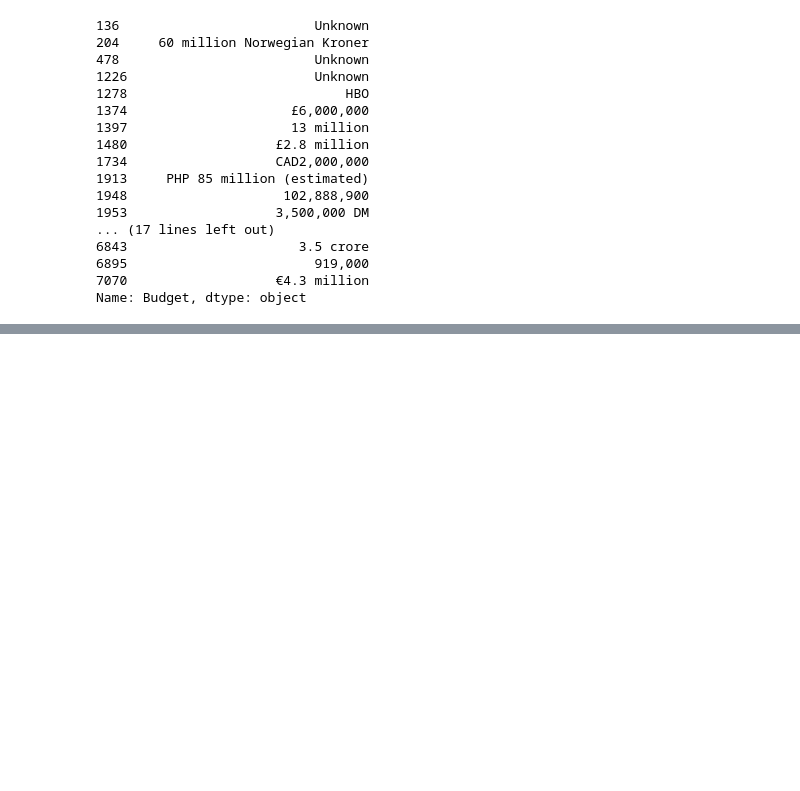
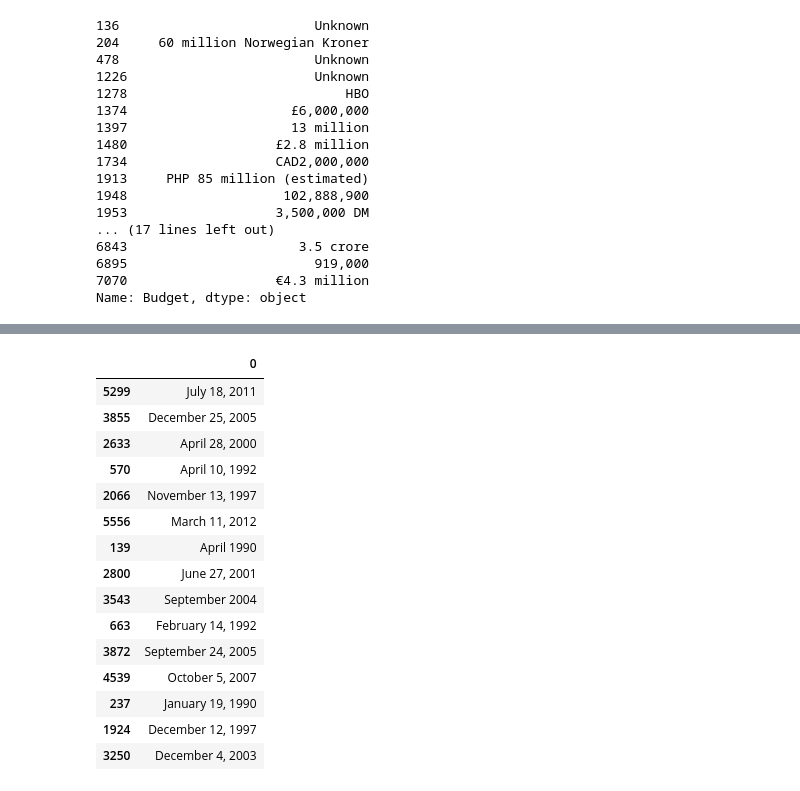
Before and after one commit to adinfinitum225/Movies-ETL, a Jupyter notebook: initial_analysis.ipynb, the cells around one changed output, grey strips where cells are left out. Saved outputs shown, nothing was run; the diff lists cells and outputs as text; code cells hidden in the pictures; blank space fills up the shorter version.

```diff
--- a/initial_analysis.ipynb
+++ b/initial_analysis.ipynb
@@ -388,3 +388,6 @@ budget[(~(budget.str.contains(form_one, flags=re.IGNORECASE, na=False))) & (~(bu
 6895                        919,000
 7070                   €4.3 million
 Name: Budget, dtype: object
+# %%
+wiki_movies_df['budget'] = budget.str.extract(f'({form_one}|{form_two})', flags=re.IGNORECASE)[0].apply(parse_dollars)
+wiki_movies_df.drop('Budget', axis=1, inplace=True)
@@ -390,0 +416,23 @@ Name: Budget, dtype: object
+# %%
+date_form_one = r'(?:January|February|March|April|May|June|July|August|September|October|November|December)\s[123]?\d,\s\d{4}'
+date_form_two = r'\d{4}.[01]\d.[0123]\d'
+date_form_three = r'(?:January|February|March|April|May|June|July|August|September|October|November|December)\s\d{4}'
+date_form_four = r'\d{4}'
+release_date.str.extract(f'({date_form_one}|{date_form_two}|{date_form_three}|{date_form_four})', flags=re.IGNORECASE).sample(15)
+# %% [output]
+|  | 0 |
+| 5299 | July 18, 2011 |
+| 3855 | December 25, 2005 |
+| 2633 | April 28, 2000 |
+| 570 | April 10, 1992 |
+| 2066 | November 13, 1997 |
+| 5556 | March 11, 2012 |
+| 139 | April 1990 |
+| 2800 | June 27, 2001 |
+| 3543 | September 2004 |
+| 663 | February 14, 1992 |
+| 3872 | September 24, 2005 |
+| 4539 | October 5, 2007 |
+| 237 | January 19, 1990 |
+| 1924 | December 12, 1997 |
+| 3250 | December 4, 2003 |
```
Also changed, not shown: parts of 7 cells of this notebook.
